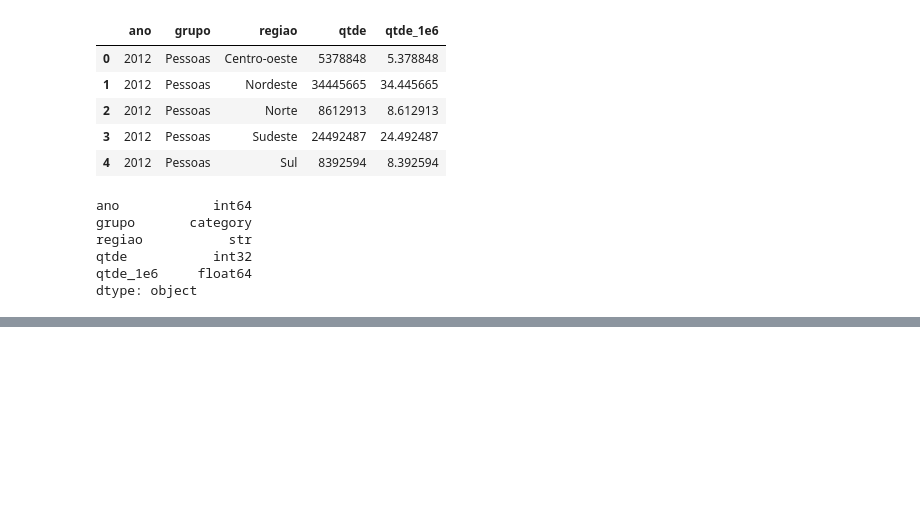
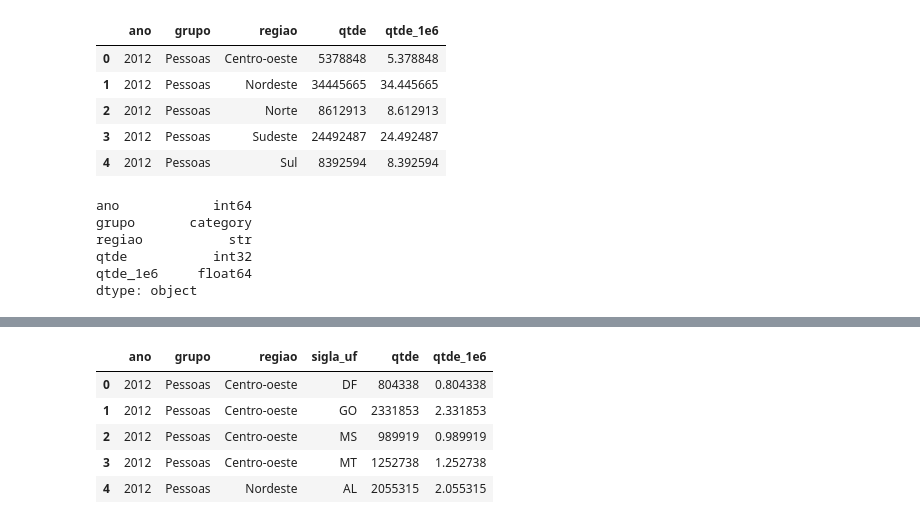
Before and after one commit to LazaroDamasceno/Dissertacao, a Jupyter notebook: analises/cad_unico/pessoas_familias/analise.ipynb, the cells around one changed output, grey strips where cells are left out. Saved outputs shown, nothing was run; the diff lists cells and outputs as text; code cells hidden in the pictures; blank space fills up the shorter version.

```diff
--- a/analises/cad_unico/pessoas_familias/analise.ipynb
+++ b/analises/cad_unico/pessoas_familias/analise.ipynb
@@ -189 +197,40 @@ Sul
 [figure]
+# %%
+df_qtde_por_ano_regiao_uf = (
+    df_inicial.query('''
+        mes == 12
+    ''')
+    .melt(
+        id_vars=['ano', 'regiao', 'sigla_uf'],
+        value_vars=['qtde_pessoas', 'qtde_familias'],
+        var_name='grupo',
+        value_name='qtde'
+    )
+    .replace({
+        'qtde_pessoas': 'Pessoas',
+        'qtde_familias': 'Famílias'
+    })
+    .assign(grupo = lambda x: pd.Categorical(
+        x['grupo'],
+        categories=['Pessoas', 'Famílias'])
+    )
+    .groupby(['ano', 'grupo', 'regiao', 'sigla_uf'])
+    .agg('sum')
+    .reset_index()
+    .assign(
+        qtde = lambda x: pd.to_numeric(
+            x['qtde'],
+            downcast='integer'
+        ),
+        qtde_1e6 = lambda x: x['qtde'] / 1e6
+    )
+)
+# %%
+df_qtde_por_ano_regiao_uf.head()
+# %% [output]
+|  | ano | grupo | regiao | sigla_uf | qtde | qtde_1e6 |
+| 0 | 2012 | Pessoas | Centro-oeste | DF | 804338 | 0.804338 |
+| 1 | 2012 | Pessoas | Centro-oeste | GO | 2331853 | 2.331853 |
+| 2 | 2012 | Pessoas | Centro-oeste | MS | 989919 | 0.989919 |
+| 3 | 2012 | Pessoas | Centro-oeste | MT | 1252738 | 1.252738 |
+| 4 | 2012 | Pessoas | Nordeste | AL | 2055315 | 2.055315 |
```
Also changed, not shown: parts of 5 cells of this notebook, 5 other files.
